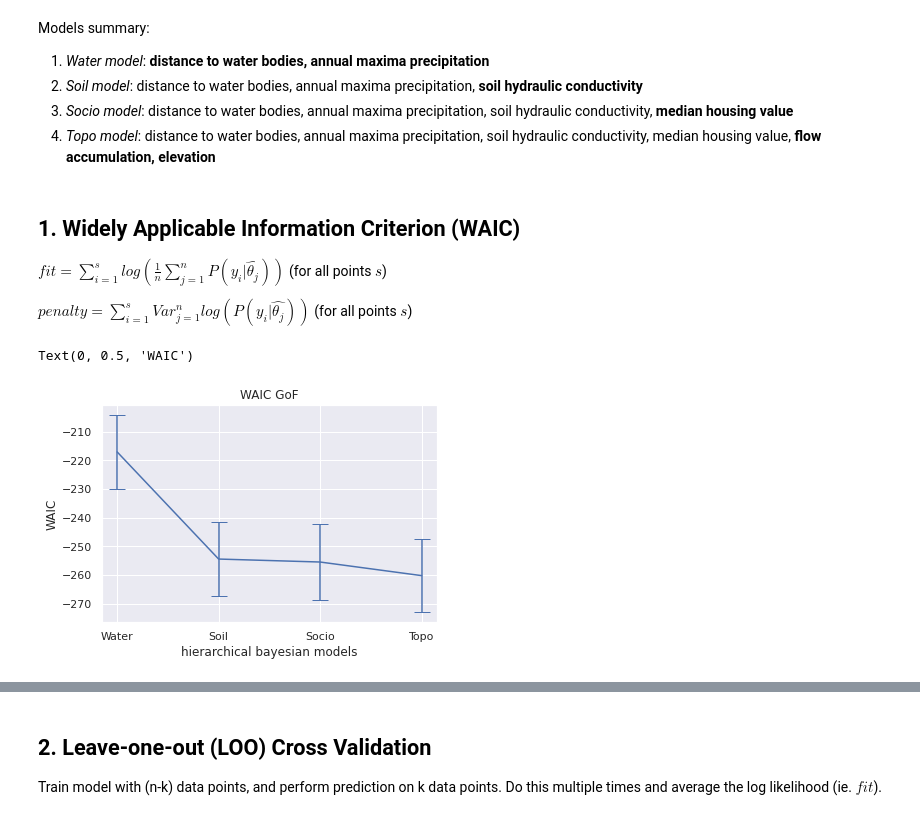
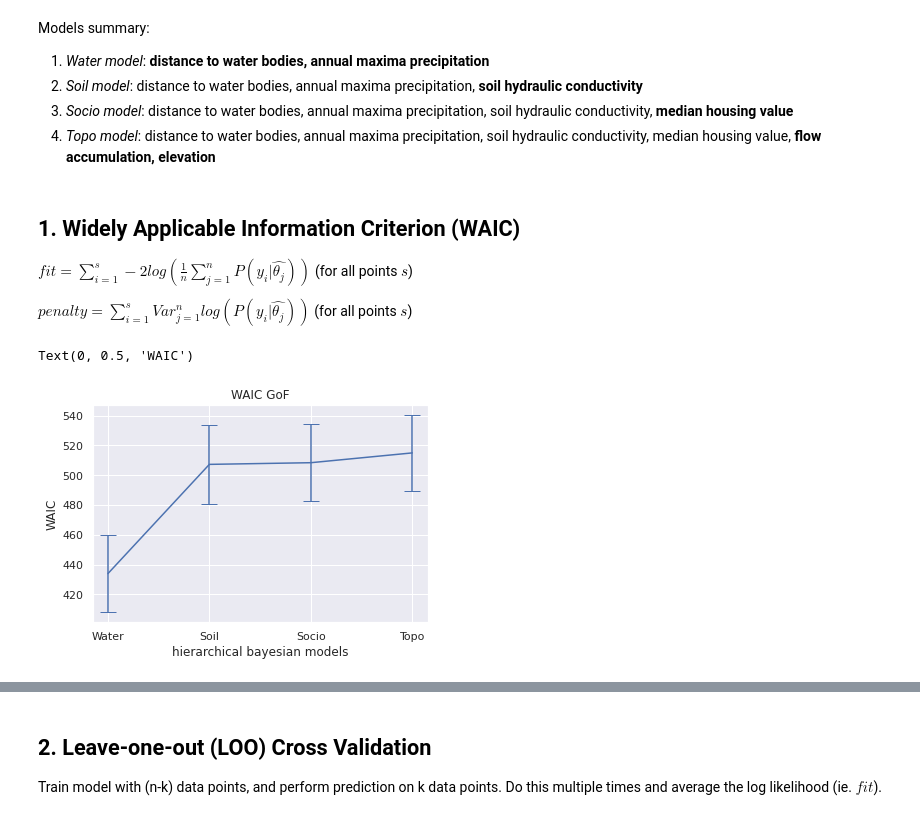
Before and after one commit to juannat7/bayesian_septic, a Jupyter notebook: notebooks/06 goodness_of_fit.ipynb, the cells around one changed output, grey strips where cells are left out. Saved outputs shown, nothing was run; the diff lists cells and outputs as text; code cells hidden in the pictures.

Commit message:
used deviance metric for GoF and broken down water model into its components

```diff
--- a/notebooks/06 goodness_of_fit.ipynb
+++ b/notebooks/06 goodness_of_fit.ipynb
@@ -91,20 +90,20 @@ Models summary:
 4. _Topo model_: distance to water bodies, annual maxima precipitation, soil hydraulic conductivity, median housing value, __flow accumulation, elevation__
 # %% [markdown]
 ## 1. Widely Applicable Information Criterion (WAIC)
-$fit = \sum_{i=1}^slog(\frac{1}{n}\sum_{j=1}^nP(y_i|\hat{\theta_j}))$ (for all points $s$)
+$fit = \sum_{i=1}^s-2log(\frac{1}{n}\sum_{j=1}^nP(y_i|\hat{\theta_j}))$ (for all points $s$)
 
 $penalty = \sum_{i=1}^sVar_{j=1}^nlog(P(y_i|\hat{\theta_j}))$ (for all points $s$)
 # %%
-waic_df = pm.compare(traces_dict, ic='WAIC')
+waic_df = pm.compare(traces_dict, ic='WAIC', scale='deviance')
 waic_df.reset_index(inplace=True)
 
 # Plot WAIC (lower is better)
 ax = waic_df['waic'].plot.line(yerr=waic_df['se'], capsize=8)
 ax.set_xticks(range(len(waic_df)))
 ax.set_xticklabels(['Water', 'Soil', 'Socio', 'Topo'])
 ax.set_title('WAIC GoF')
 ax.set_xlabel('hierarchical bayesian models')
 ax.set_ylabel('WAIC')
 # %% [output]
 Text(0, 0.5, 'WAIC')
-[figure, old version]
+[figure, new version]
```
Also changed, not shown: parts of 4 cells of this notebook, 1 other file.
